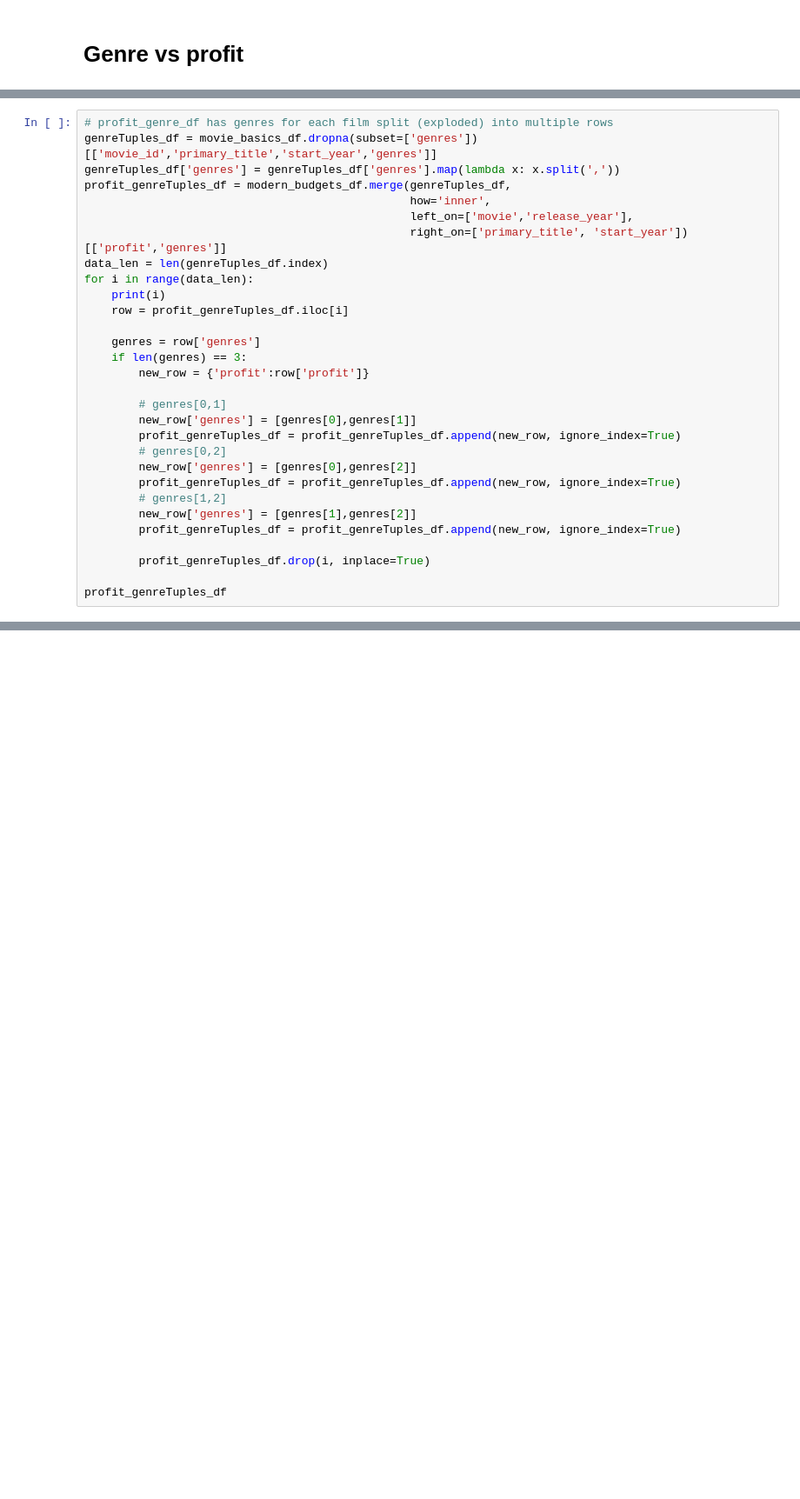
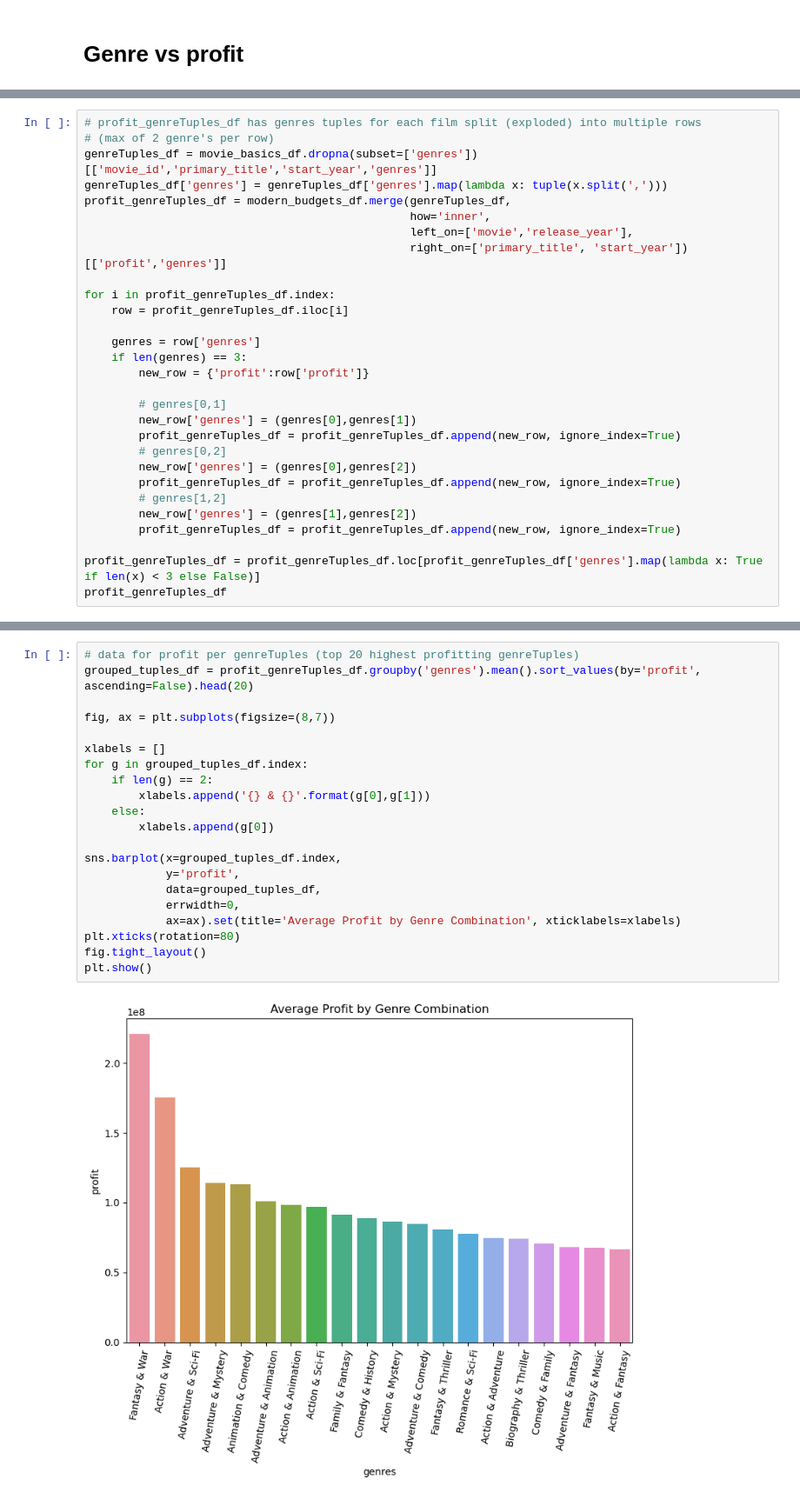
Before and after one commit to alexanderdaffara/Movies_Insights_EDA, a Jupyter notebook: Alex-Notebook.ipynb, the cells around one changed output, grey strips where cells are left out. Shown: that part at 87% size. Saved outputs shown, nothing was run; the diff lists cells and outputs as text; blank space fills up the shorter version.

```diff
--- a/Alex-Notebook.ipynb
+++ b/Alex-Notebook.ipynb
@@ -506,14 +433,14 @@ plt.show()
 # %%
-# profit_genre_df has genres for each film split (exploded) into multiple rows
+# profit_genreTuples_df has genres tuples for each film split (exploded) into multiple rows
+# (max of 2 genre's per row)
 genreTuples_df = movie_basics_df.dropna(subset=['genres'])[['movie_id','primary_title','start_year','genres']]
-genreTuples_df['genres'] = genreTuples_df['genres'].map(lambda x: x.split(','))
+genreTuples_df['genres'] = genreTuples_df['genres'].map(lambda x: tuple(x.split(',')))
 profit_genreTuples_df = modern_budgets_df.merge(genreTuples_df,
                                                 how='inner',
                                                 left_on=['movie','release_year'],
                                                 right_on=['primary_title', 'start_year'])[['profit','genres']]
-data_len = len(genreTuples_df.index)
-for i in range(data_len):
-    print(i)
+
+for i in profit_genreTuples_df.index:
     row = profit_genreTuples_df.iloc[i]
 
     genres = row['genres']
@@ -521,16 +448,15 @@ for i in range(data_len):
         new_row = {'profit':row['profit']}
 
         # genres[0,1]
-        new_row['genres'] = [genres[0],genres[1]]
+        new_row['genres'] = (genres[0],genres[1])
         profit_genreTuples_df = profit_genreTuples_df.append(new_row, ignore_index=True)
         # genres[0,2]
-        new_row['genres'] = [genres[0],genres[2]]
+        new_row['genres'] = (genres[0],genres[2])
         profit_genreTuples_df = profit_genreTuples_df.append(new_row, ignore_index=True)
         # genres[1,2]
-        new_row['genres'] = [genres[1],genres[2]]
+        new_row['genres'] = (genres[1],genres[2])
         profit_genreTuples_df = profit_genreTuples_df.append(new_row, ignore_index=True)
 
-        profit_genreTuples_df.drop(i, inplace=True)
-
+profit_genreTuples_df = profit_genreTuples_df.loc[profit_genreTuples_df['genres'].map(lambda x: True if len(x) < 3 else False)]
 profit_genreTuples_df
 # %% [output]
@@ -553,0 +476,23 @@ profit_genreTuples_df
+# %%
+# data for profit per genreTuples (top 20 highest profitting genreTuples)
+grouped_tuples_df = profit_genreTuples_df.groupby('genres').mean().sort_values(by='profit', ascending=False).head(20)
+
+fig, ax = plt.subplots(figsize=(8,7))
+
+xlabels = []
+for g in grouped_tuples_df.index:
+    if len(g) == 2:
+        xlabels.append('{} & {}'.format(g[0],g[1]))
+    else:
+        xlabels.append(g[0])
+
+sns.barplot(x=grouped_tuples_df.index,
+            y='profit',
+            data=grouped_tuples_df,
+            errwidth=0,
+            ax=ax).set(title='Average Profit by Genre Combination', xticklabels=xlabels)
+plt.xticks(rotation=80)
+fig.tight_layout()
+plt.show()
+# %% [output]
+[figure, added]
```
Also changed, not shown: parts of 14 cells of this notebook.
